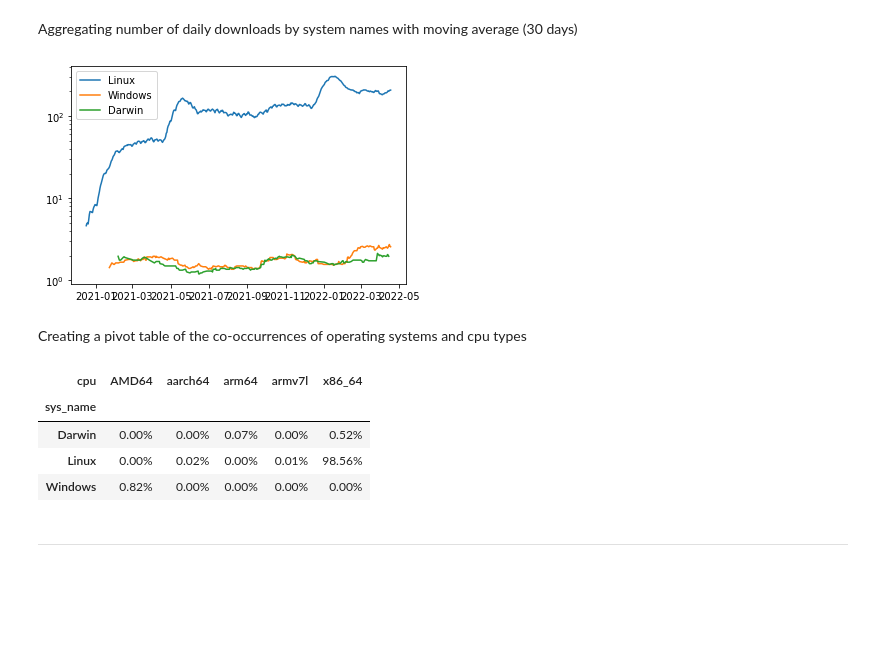
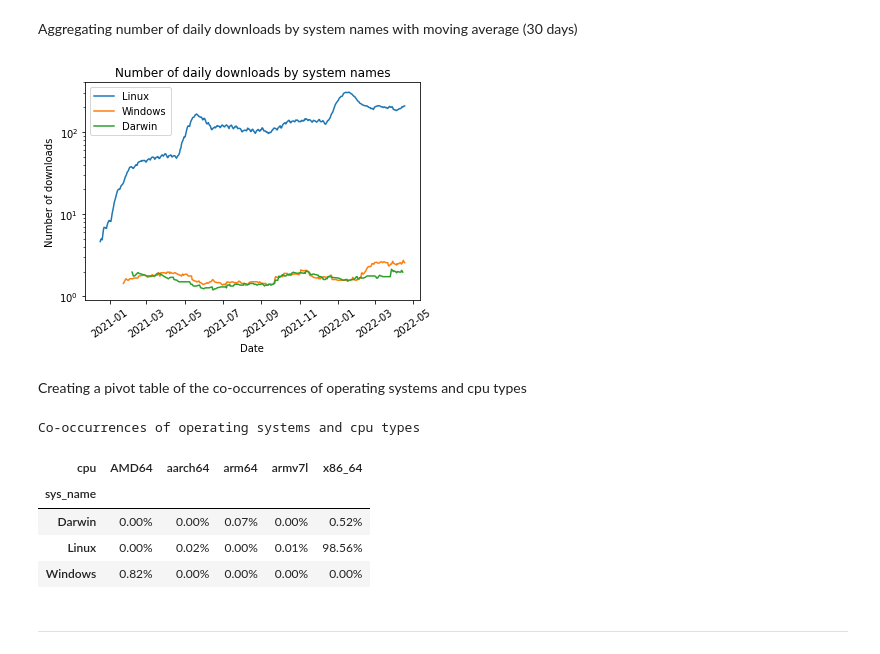
Before and after one commit to sscu-budapest/explorer, a Jupyter notebook: _sources/datasets/pypi_downloads/intro.ipynb, the cells around one changed output. Saved outputs shown, nothing was run; the diff lists cells and outputs as text; code cells hidden in the pictures; blank space fills up the shorter version.

```diff
--- a/_sources/datasets/pypi_downloads/intro.ipynb
+++ b/_sources/datasets/pypi_downloads/intro.ipynb
@@ -9,7 +6,7 @@ import seaborn as sns
 # %% [markdown]
 Setting `matplotlib` parameters
 # %%
-mpl.rcParams["figure.figsize"] = [12, 6]
+plt.rcParams["figure.figsize"] = [12, 6]
 # %% [markdown]
 Read the data and transform the `timestamp` variable
 # %%
@@ -62,12 +64,16 @@ source = (
 # %%
 fig, axes = plt.subplots()
 for cat in source.index.get_level_values(1).unique():
     axes.plot(source[:, cat].index, source[:, cat], label=cat)
 axes.legend()
 axes.set_yscale('log')
+plt.title("Number of daily downloads by system names")
+plt.xlabel("Date")
+plt.xticks(rotation = 35)
+plt.ylabel("Number of downloads")
 plt.show()
 # %% [output]
-[figure, old version]
+[figure, new version]
 # %% [markdown]
 Creating a pivot table of the co-occurrences of operating systems and cpu types
 # %%
@@ -81,8 +87,10 @@ Creating a pivot table of the co-occurrences of operating systems and cpu types
     .fillna(0)
     .style.format("{:.2%}")
     .background_gradient(cmap='viridis')
+    .set_caption("Co-occurrences of operating systems and cpu types")
 )
 # %% [output]
+Co-occurrences of operating systems and cpu types
 | cpu | AMD64 | aarch64 | arm64 | armv7l | x86_64 |
 | sys_name |  |  |  |  |  |
 | Darwin | 0.00% | 0.00% | 0.07% | 0.00% | 0.52% |
```
Also changed, not shown: parts of 4 cells of this notebook, 51 other files.
